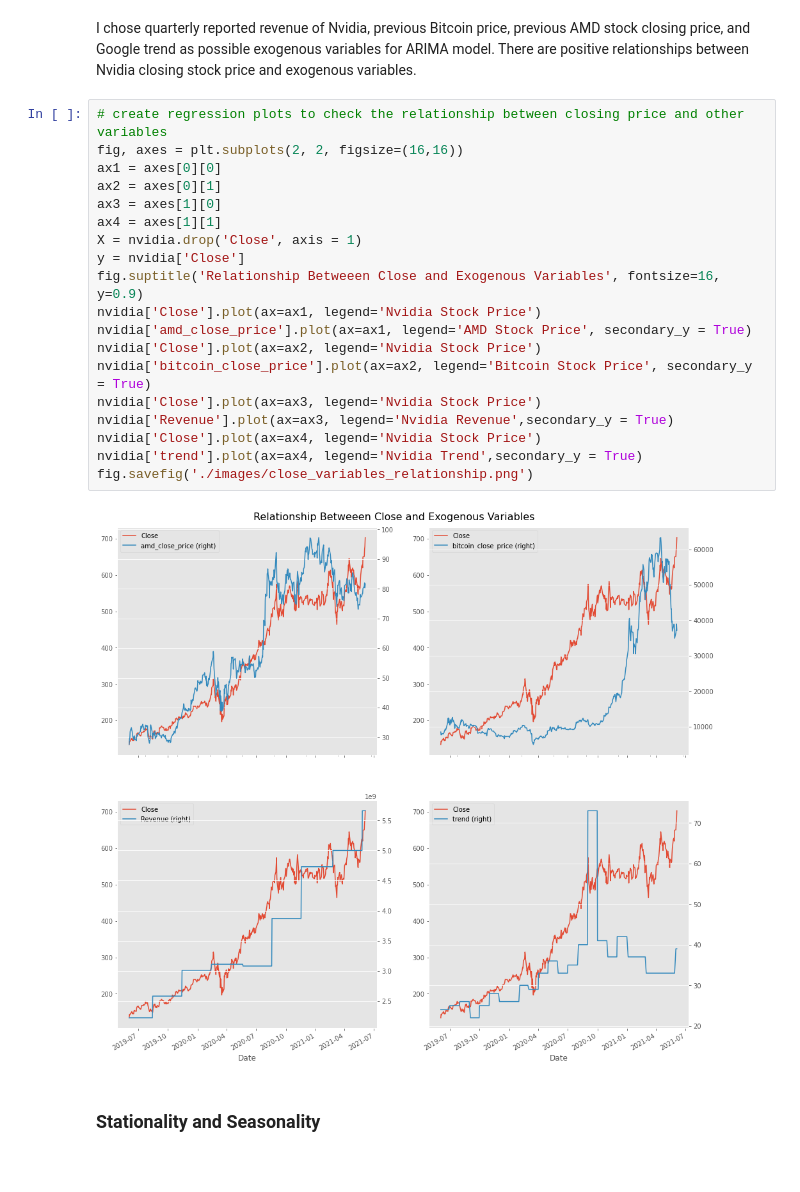
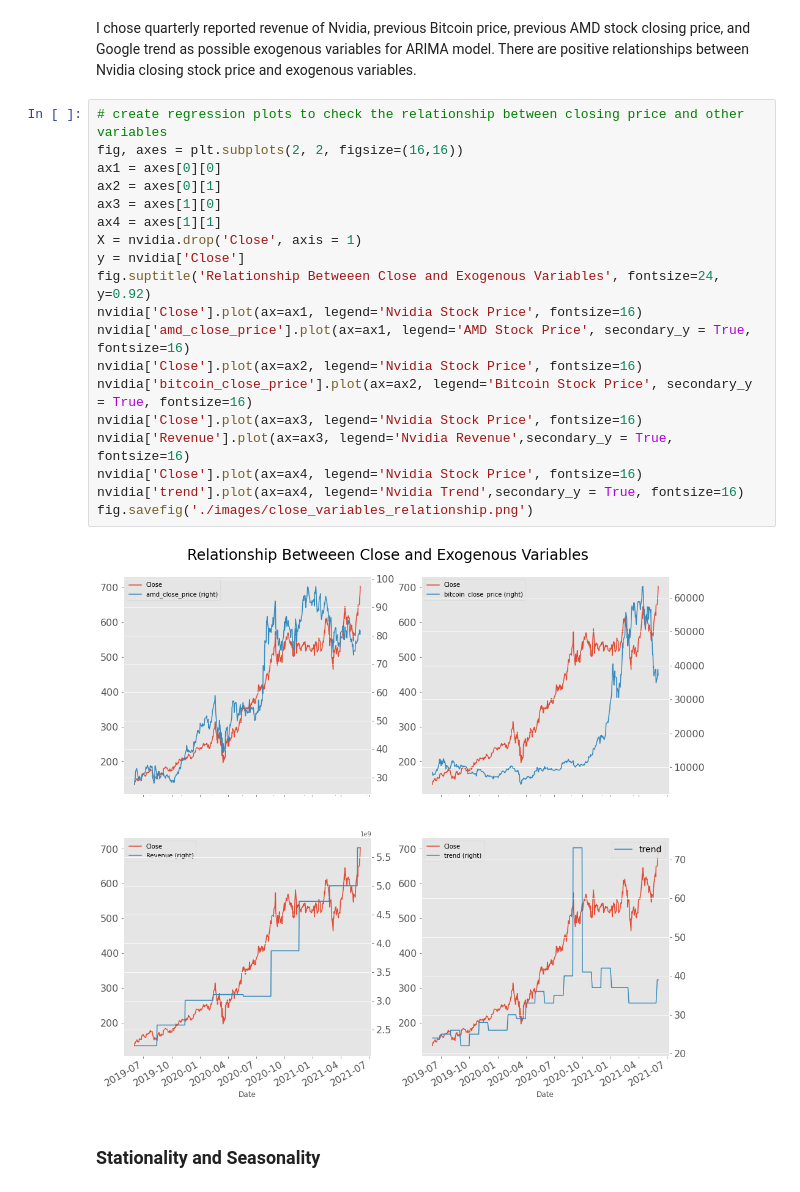
Before and after one commit to jayce7376/Nvidia_Stock_Prediction, a Jupyter notebook: Nvidia_Stock_Prediction.ipynb, the cells around one changed output. Drawn from its saved outputs; the diff is of its cells as text.

```diff
--- a/Nvidia_Stock_Prediction.ipynb
+++ b/Nvidia_Stock_Prediction.ipynb
@@ -217,24 +217,24 @@ I chose quarterly reported revenue of Nvidia, previous Bitcoin price, previous A
 # %%
 # create regression plots to check the relationship between closing price and other variables
 fig, axes = plt.subplots(2, 2, figsize=(16,16))
 ax1 = axes[0][0]
 ax2 = axes[0][1]
 ax3 = axes[1][0]
 ax4 = axes[1][1]
 X = nvidia.drop('Close', axis = 1)
 y = nvidia['Close']
-fig.suptitle('Relationship Betweeen Close and Exogenous Variables', fontsize=16, y=0.9)
-nvidia['Close'].plot(ax=ax1, legend='Nvidia Stock Price')
-nvidia['amd_close_price'].plot(ax=ax1, legend='AMD Stock Price', secondary_y = True)
-nvidia['Close'].plot(ax=ax2, legend='Nvidia Stock Price')
-nvidia['bitcoin_close_price'].plot(ax=ax2, legend='Bitcoin Stock Price', secondary_y = True)
-nvidia['Close'].plot(ax=ax3, legend='Nvidia Stock Price')
-nvidia['Revenue'].plot(ax=ax3, legend='Nvidia Revenue',secondary_y = True)
-nvidia['Close'].plot(ax=ax4, legend='Nvidia Stock Price')
-nvidia['trend'].plot(ax=ax4, legend='Nvidia Trend',secondary_y = True)
+fig.suptitle('Relationship Betweeen Close and Exogenous Variables', fontsize=24, y=0.92)
+nvidia['Close'].plot(ax=ax1, legend='Nvidia Stock Price', fontsize=16)
+nvidia['amd_close_price'].plot(ax=ax1, legend='AMD Stock Price', secondary_y = True, fontsize=16)
+nvidia['Close'].plot(ax=ax2, legend='Nvidia Stock Price', fontsize=16)
+nvidia['bitcoin_close_price'].plot(ax=ax2, legend='Bitcoin Stock Price', secondary_y = True, fontsize=16)
+nvidia['Close'].plot(ax=ax3, legend='Nvidia Stock Price', fontsize=16)
+nvidia['Revenue'].plot(ax=ax3, legend='Nvidia Revenue',secondary_y = True, fontsize=16)
+nvidia['Close'].plot(ax=ax4, legend='Nvidia Stock Price', fontsize=16)
+nvidia['trend'].plot(ax=ax4, legend='Nvidia Trend',secondary_y = True, fontsize=16)
 fig.savefig('./images/close_variables_relationship.png')
 # %% [output]
-[figure, old version]
+[figure, new version]
 # %% [markdown]
 ### Stationality and Seasonality
 # %% [markdown]
```
Also changed, not shown: parts of 1 cell of this notebook, 2 other files.
